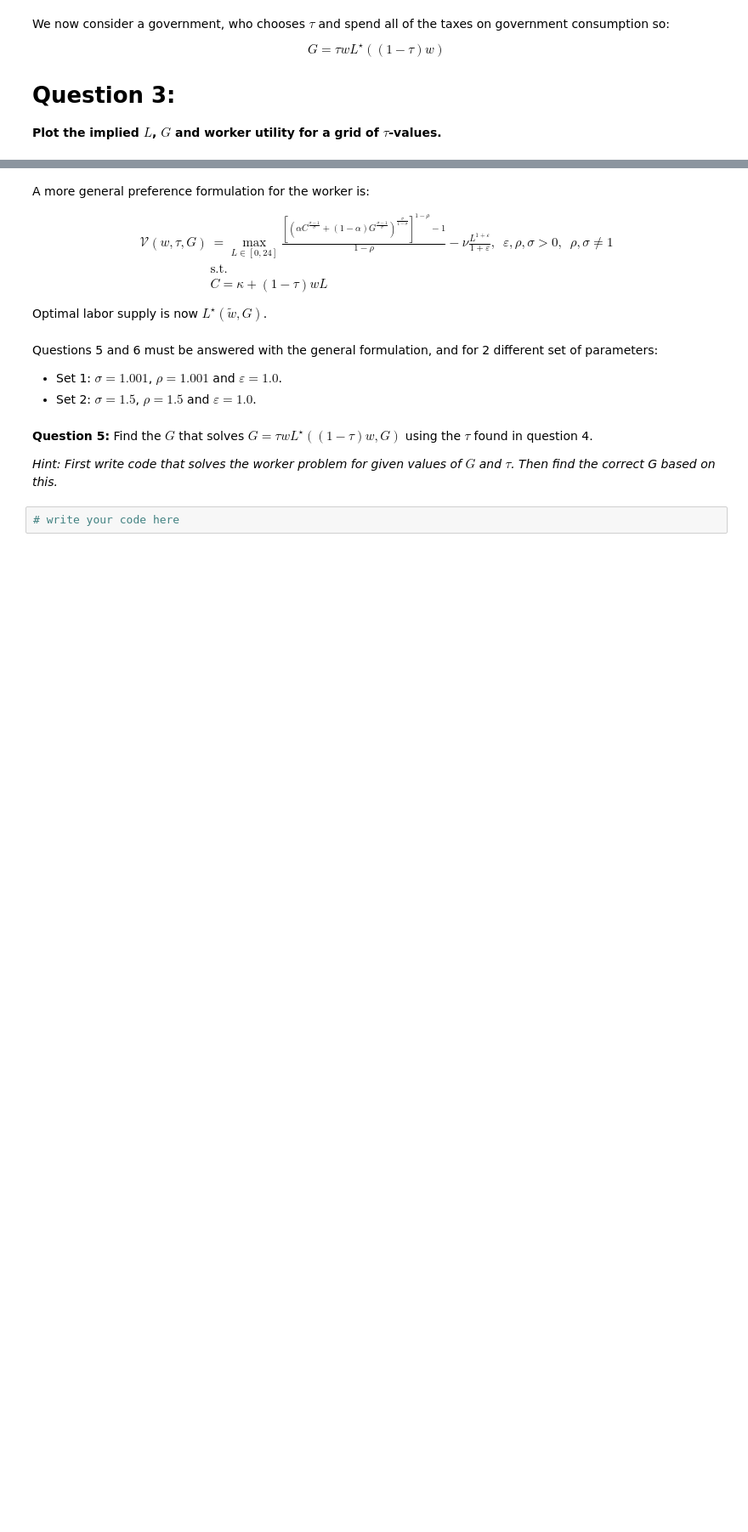
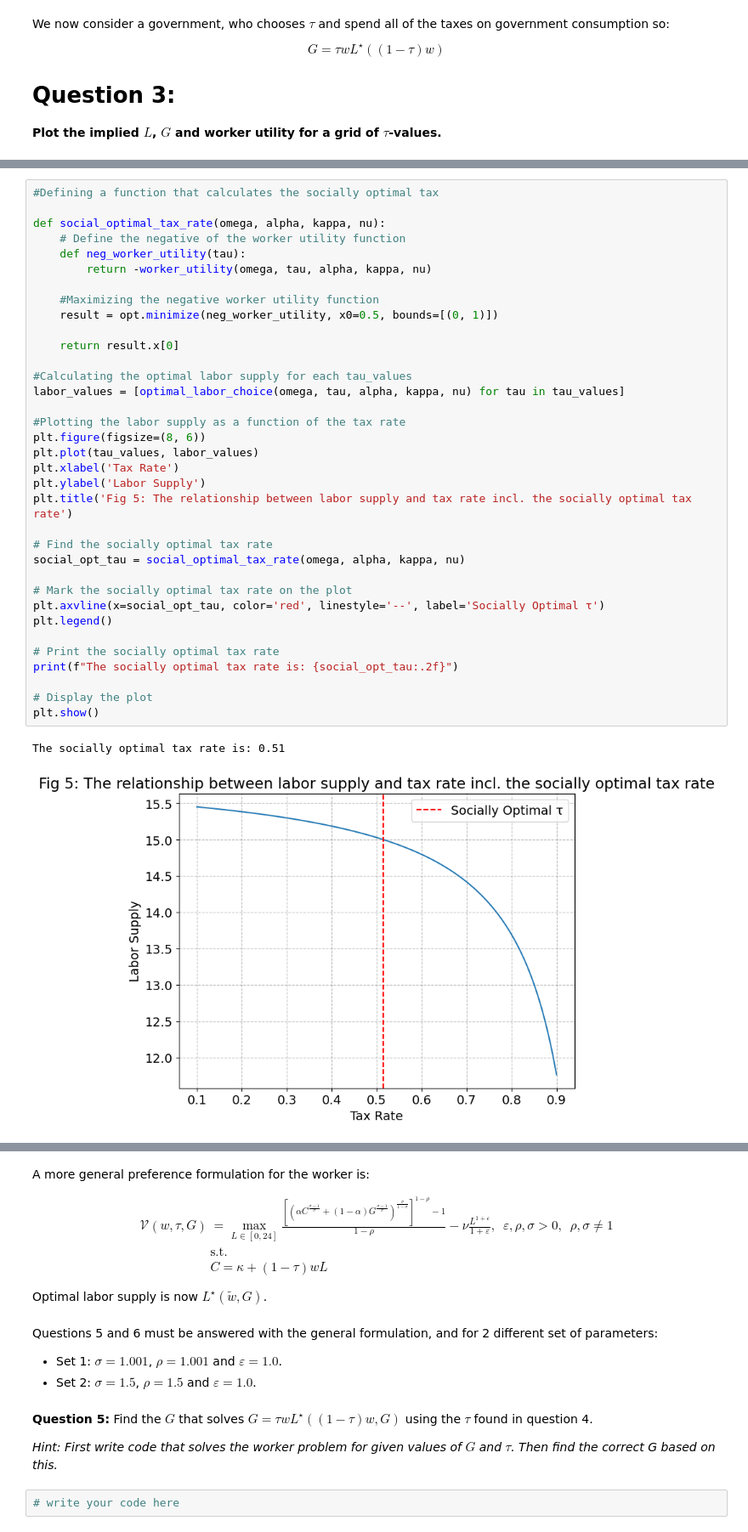
Before and after one commit to NumEconCopenhagen/projects-2023-lnp953, a Jupyter notebook: examproject/Exam-2023-notebook.ipynb, the cells around one changed output, grey strips where cells are left out. Shown at 85% size. Saved outputs shown, nothing was run; the diff lists cells and outputs as text; blank space fills up the shorter version.

```diff
--- a/examproject/Exam-2023-notebook.ipynb
+++ b/examproject/Exam-2023-notebook.ipynb
@@ -238,0 +247,38 @@ plt.show()
+# %%
+#Defining a function that calculates the socially optimal tax
+
+def social_optimal_tax_rate(omega, alpha, kappa, nu):
+    # Define the negative of the worker utility function
+    def neg_worker_utility(tau):
+        return -worker_utility(omega, tau, alpha, kappa, nu)
+
+    #Maximizing the negative worker utility function
+    result = opt.minimize(neg_worker_utility, x0=0.5, bounds=[(0, 1)])
+
+    return result.x[0]
+
+#Calculating the optimal labor supply for each tau_values
+labor_values = [optimal_labor_choice(omega, tau, alpha, kappa, nu) for tau in tau_values]
+
+#Plotting the labor supply as a function of the tax rate
+plt.figure(figsize=(8, 6))
+plt.plot(tau_values, labor_values)
+plt.xlabel('Tax Rate')
+plt.ylabel('Labor Supply')
+plt.title('Fig 5: The relationship between labor supply and tax rate incl. the socially optimal tax rate')
+
+# Find the socially optimal tax rate
+social_opt_tau = social_optimal_tax_rate(omega, alpha, kappa, nu)
+
+# Mark the socially optimal tax rate on the plot
+plt.axvline(x=social_opt_tau, color='red', linestyle='--', label='Socially Optimal τ')
+plt.legend()
+
+# Print the socially optimal tax rate
+print(f"The socially optimal tax rate is: {social_opt_tau:.2f}")
+
+# Display the plot
+plt.show()
+# %% [output]
+The socially optimal tax rate is: 0.51
+[figure, added]
```
Also changed, not shown: parts of 9 cells of this notebook.
